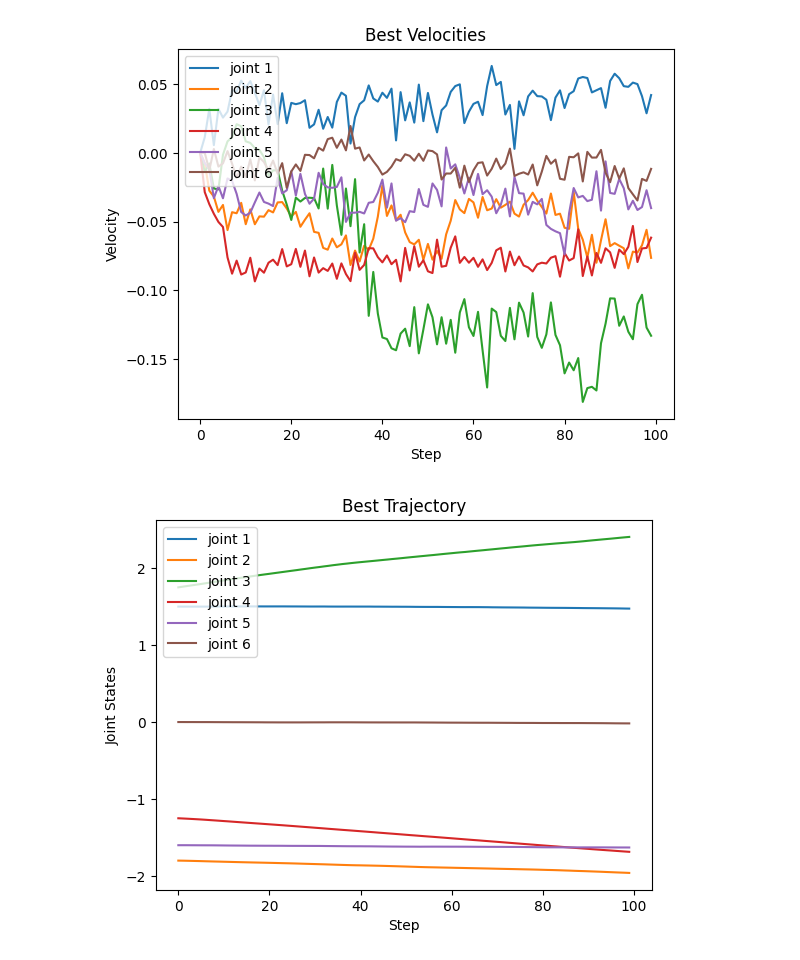
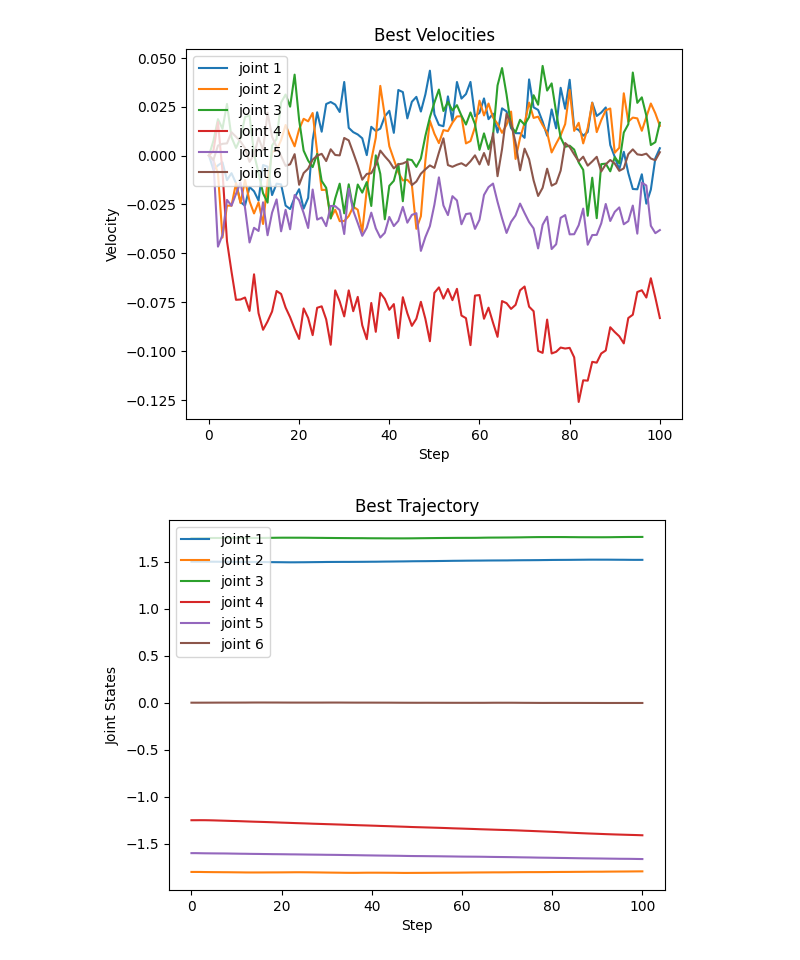
Before and after one commit to patsyuk03/thesis_2025, a Jupyter notebook: mjx_planner_v2/mpc_planning.ipynb, the cells around one changed output. Saved outputs shown, nothing was run; the diff lists cells and outputs as text; code cells hidden in the pictures.

```diff
--- a/mjx_planner_v2/mpc_planning.ipynb
+++ b/mjx_planner_v2/mpc_planning.ipynb
@@ -23,0 +36,15 @@ Target position: [-0.3  0.   0.8]
+# %%
+start_time = time.time()
+cem.maxiter_cem = 20
+cem.num = 200
+cem.num_batch = 500
+rec = cem.compute_cem()
+print(f"Total time: {round(time.time()-start_time, 2)}s")
+# %%
+start_time = time.time()
+cost, bect_cost_g, best_vels, best_traj = cem.compute_cem()
+print(f"Total time: {round(time.time()-start_time, 2)}s")
+np.savetxt('data/output_costs.csv',cost, delimiter=",")
+np.savetxt('data/best_vels.csv',best_vels, delimiter=",")
+np.savetxt('data/best_traj.csv',best_traj, delimiter=",")
+np.savetxt('data/best_cost_g.csv',bect_cost_g, delimiter=",")
@@ -56,35 +169,35 @@ for step in range(mpc_steps-1):
 # %%
-step = 100
+# step = 100
 plt.figure(0)
-plt.plot(vel[:step])
+plt.plot(thetadot_list)
 plt.title("Best Velocities")
 plt.xlabel("Step")
 plt.ylabel("Velocity")
 plt.legend(['joint 1', 'joint 2', 'joint 3', 'joint 4', 'joint 5', 'joint 6'], loc='upper left')
 plt.show()
 
 plt.figure(1)
-plt.plot(pos[:step])
+plt.plot(theta_list)
 plt.title("Best Trajectory")
 plt.xlabel("Step")
 plt.ylabel("Joint States")
 plt.legend(['joint 1', 'joint 2', 'joint 3', 'joint 4', 'joint 5', 'joint 6'], loc='upper left')
 plt.show()
 
 plt.figure(2)
-plt.plot(costs[:step])
+plt.plot(costs)
 plt.title("Best Cost")
 plt.xlabel("Step")
 plt.ylabel("Cost")
 plt.show()
 
-plt.figure(3)
-plt.plot(accs[:step])
-plt.title("Best Acc")
-plt.xlabel("Step")
-plt.ylabel("Acc")
-plt.legend(['joint 1', 'joint 2', 'joint 3', 'joint 4', 'joint 5', 'joint 6'], loc='upper left')
-plt.show()
+# plt.figure(3)
+# plt.plot(accs)
+# plt.title("Acc")
+# plt.xlabel("Step")
+# plt.ylabel("Acc")
+# plt.legend(['joint 1', 'joint 2', 'joint 3', 'joint 4', 'joint 5', 'joint 6'], loc='upper left')
+# plt.show()
 # %% [output]
-[figure, old version]
+[figure, new version]
-[figure, old version]
+[figure, new version]
```
Also changed, not shown: parts of 9 cells of this notebook, 11 other files.
